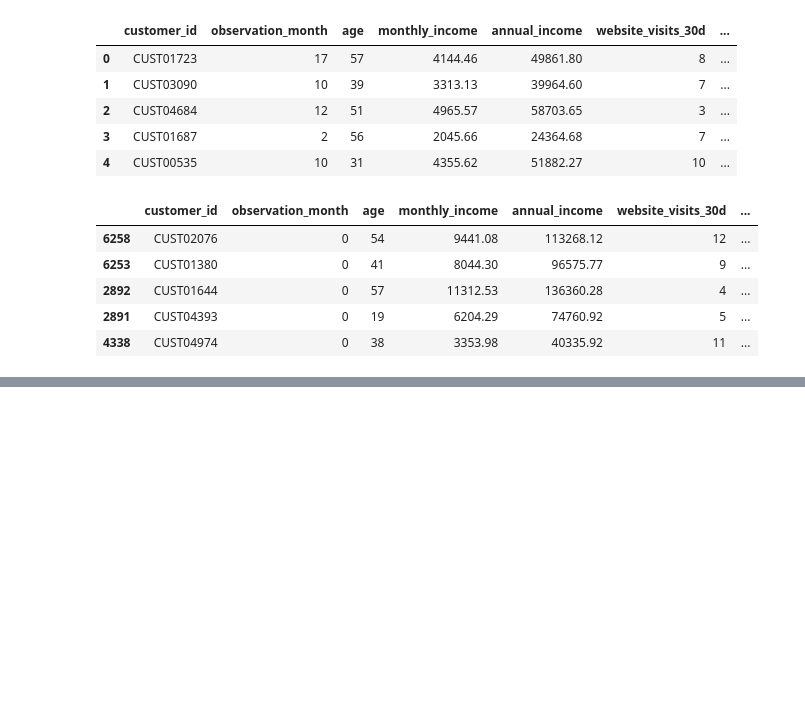
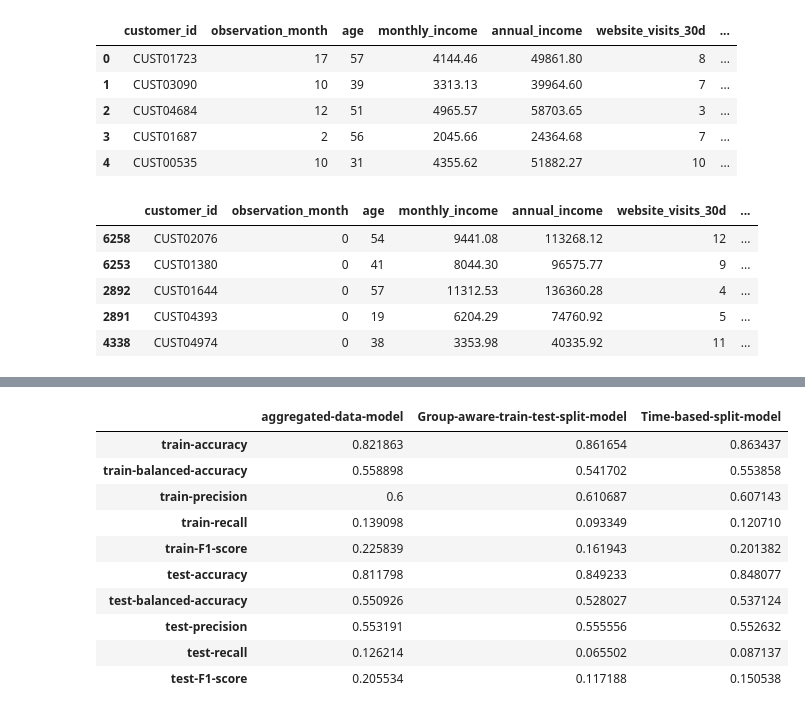
Before and after one commit to diyorarti/Learning_Data_Science, a Jupyter notebook: Statistics/3_Regression/Logistic_regression/Independence_Observations_Assumption.ipynb, the cells around one changed output, grey strips where cells are left out. Cells and saved outputs as stored; diff of their text form; code cells hidden in the pictures; blank space fills up the shorter version.

Commit message:
Logistic Regression: Independence of observations

```diff
--- a/Statistics/3_Regression/Logistic_regression/Independence_Observations_Assumption.ipynb
+++ b/Statistics/3_Regression/Logistic_regression/Independence_Observations_Assumption.ipynb
@@ -998,9 +1026,12 @@ train_df.head()
 # %%
-X_train = train_df.drop(columns=['customer_id', 'purchased', 'observation_month_date'])
+X_train = train_df.drop(columns=['customer_id','year', 'purchased', 'observation_month_date'])
 y_train = train_df['purchased']
 
-X_test = test_df.drop(columns=['customer_id', 'purchased', 'observation_month_date'])
+X_test = test_df.drop(columns=['customer_id', 'year', 'purchased', 'observation_month_date'])
 y_test = test_df['purchased']
 
 X_train = z_score_stand(X_train)
 X_test = z_score_stand(X_test)
+
+print(f"Train: {X_train.shape}")
+print(f"Test: {X_test.shape}")
@@ -1019,0 +1043,6 @@ First testing month: 14
+# %%
+X_train = z_score_stand(X_train)
+X_test = z_score_stand(X_test)
+# %%
+model = LogisticRegression(max_iter=5000)
+model.fit(X_train, y_train)
@@ -1019,0 +1087,40 @@ First testing month: 14
+# %%
+train_accuracy = (train_TP + train_TN) / (train_TP + train_TN + train_FP + train_FN)
+train_balanced_acc = 1/2 * (train_TP / (train_TP + train_FN) + train_TN / (train_TN + train_FP))
+train_precision = train_TP / (train_TP + train_FP)
+train_recall = train_TP / (train_TP + train_FN)
+train_F1_score = 2 *((train_precision * train_recall) / (train_precision + train_recall))
+
+test_accuracy = (test_TP + test_TN) / (test_TP + test_TN + test_FP + test_FN)
+test_balanced_acc = 1/2 * (test_TP / (test_TP + test_FN) + test_TN / (test_TN + test_FP))
+test_precision = test_TP / (test_TP + test_FP)
+test_recall = test_TP / (test_TP + test_FN)
+test_F1_score = 2 * ((test_precision * test_recall) / (test_precision + test_recall))
+
+
+models_restuls['Time-based-split-model'] = [
+    train_accuracy,
+    train_balanced_acc,
+    train_precision,
+    train_recall,
+    train_F1_score,
+    test_accuracy,
+    test_balanced_acc,
+    test_precision,
+    test_recall,
+    test_F1_score
+]
+
+models_restuls
+# %% [output]
+|  | aggregated-data-model | Group-aware-train-test-split-model | Time-based-split-model |
+| train-accuracy | 0.821863 | 0.861654 | 0.863437 |
+| train-balanced-accuracy | 0.558898 | 0.541702 | 0.553858 |
+| train-precision | 0.6 | 0.610687 | 0.607143 |
+| train-recall | 0.139098 | 0.093349 | 0.120710 |
+| train-F1-score | 0.225839 | 0.161943 | 0.201382 |
+| test-accuracy | 0.811798 | 0.849233 | 0.848077 |
+| test-balanced-accuracy | 0.550926 | 0.528027 | 0.537124 |
+| test-precision | 0.553191 | 0.555556 | 0.552632 |
+| test-recall | 0.126214 | 0.065502 | 0.087137 |
+| test-F1-score | 0.205534 | 0.117188 | 0.150538 |
```
Also changed, not shown: parts of 10 cells of this notebook, 3 other files.
